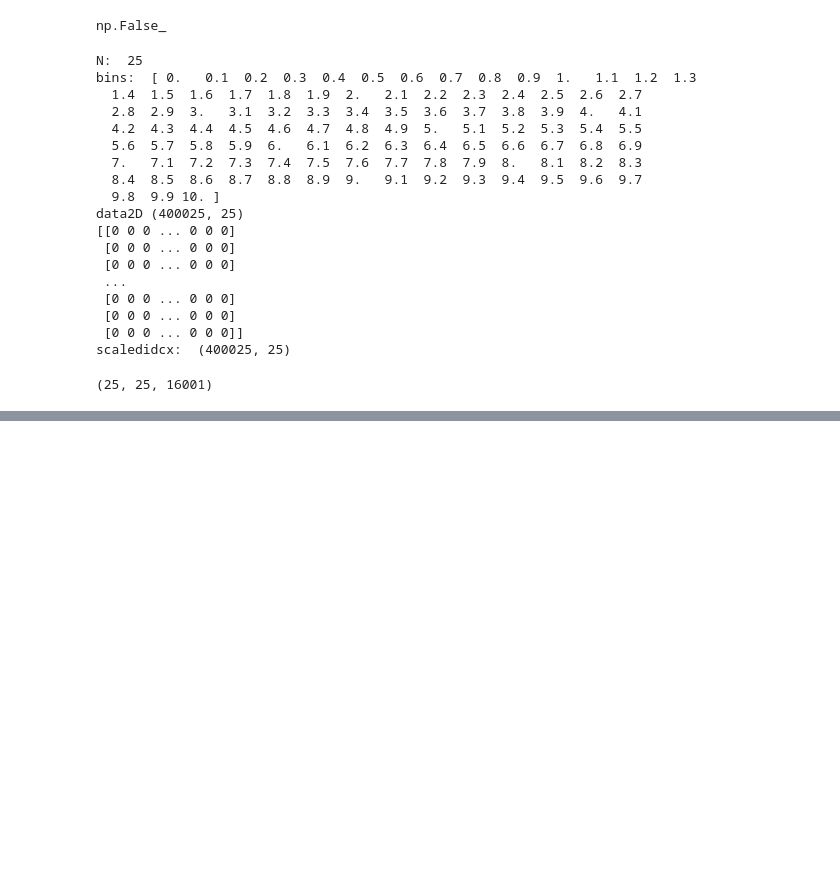
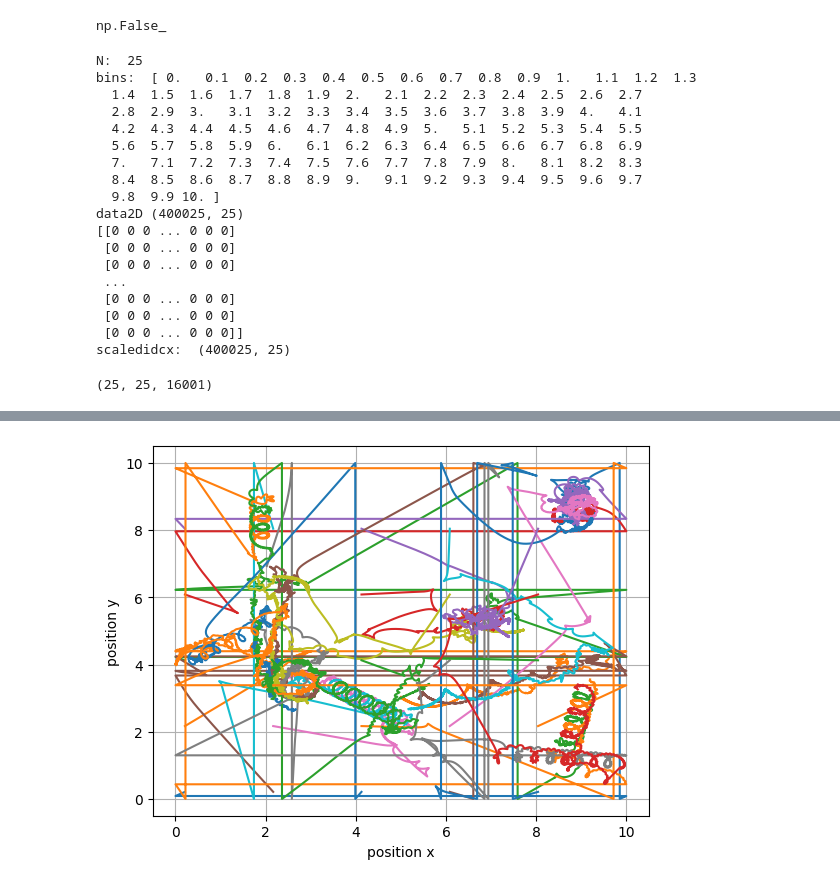
Before and after one commit to JONNeKK/ccs, a Jupyter notebook: week_6/week_6.ipynb, the cells around one changed output, grey strips where cells are left out. Drawn from its saved outputs; the diff is of its cells as text; code cells hidden in the pictures; blank space fills up the shorter version.

```diff
--- a/week_6/week_6.ipynb
+++ b/week_6/week_6.ipynb
@@ -772,0 +773,13 @@ ax.vlines(2*anal.sim.box.particles_r[0],-1e-20,3e-20, colors='black', linewidth
+# %%
+grid=np.array([5,5])
+box = Box(np.array([10,10]),int(np.prod(grid)))
+box.fill_particles(0.2,0.018,150,align='grid',grid=grid)
+sim = Simulation(box, 16000, 2e-5)
+# %%
+sim.run(force_type='lennard-jones', boundary=False)
+# %%
+anal = Analysis(sim)
+# %%
+anal.show_traj()
+# %% [output]
+[figure, added]
```
Also changed, not shown: parts of 14 cells of this notebook, 1 other file.
